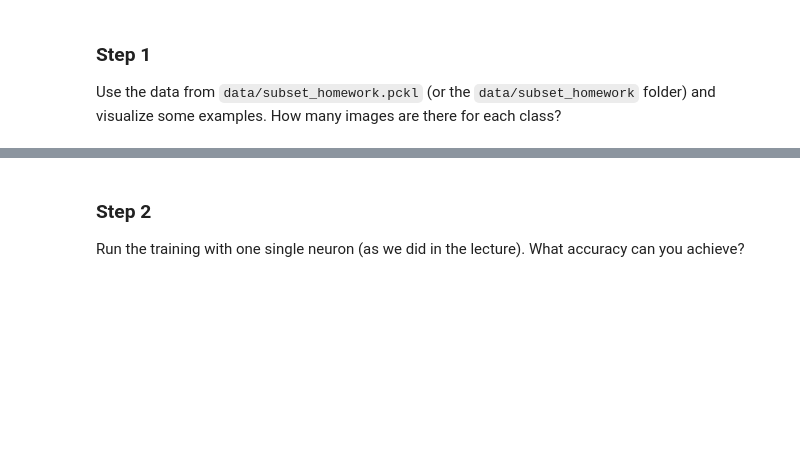
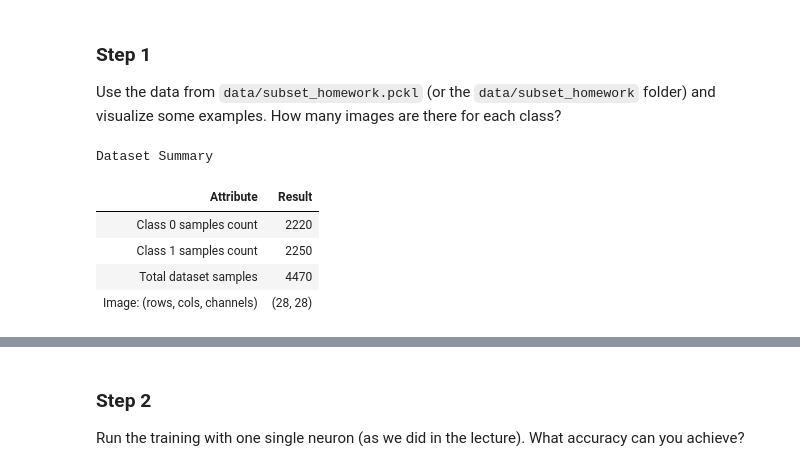
Before and after one commit to BogdanPinchuk/ComputerVision-PBY_HW12, a Jupyter notebook: Bohdan_Pinchuk_CV_HW12.ipynb, the cells around one changed output, grey strips where cells are left out. Drawn from its saved outputs; the diff is of its cells as text; code cells hidden in the pictures; blank space fills up the shorter version.

Commit message:
[Homework12] - implemented the 1st step

````diff
--- a/Bohdan_Pinchuk_CV_HW12.ipynb
+++ b/Bohdan_Pinchuk_CV_HW12.ipynb
@@ -84,3 +84,68 @@ for item in source.iterdir():
 ### Step 1
 
 Use the data from ```data/subset_homework.pckl``` (or the ```data/subset_homework``` folder) and visualize some examples. How many images are there for each class?
+# %%
+# Load data
+
+import pickle
+import numpy as np
+from pathlib import Path
+import apps.reporter as rpt
+
+# Input data
+n_images = 5
+file_name = "resources/data/subset_homework.pckl"
+
+# Solution
+file_path = Path(file_name)
+
+# Load data
+if file_path.exists():
+    with open(file_path, "rb") as f:
+        data = pickle.load(f)
+else:
+    raise FileNotFoundError("File doesn't exist!")
+
+if data is None:
+    raise ValueError(f'Incorrect input data "{file_name}"!')
+
+# form classes
+class_id_0 = 0
+class_id_1 = 1
+
+# get data set
+images_0 = data["class_id_0"]
+images_1 = data["class_id_1"]
+
+# get lengths
+len_0 = len(images_0)
+len_1 = len(images_1)
+
+# form labels
+labels_0 = np.full(len_0, class_id_0)
+labels_1 = np.full(len_1, class_id_1)
+
+# analysis image
+temp_img = images_0[0]
+
+# preparing set of images for showing
+first_images = []
+for idx in range(n_images):
+    first_images.append((labels_0[idx], images_0[idx]))
+    first_images.append((labels_1[idx], images_1[idx]))
+
+rp = rpt.Reporter()
+rp.add_item(f"Class {class_id_0} samples count", str(len_0))
+rp.add_item(f"Class {class_id_1} samples count", str(len_1))
+rp.add_item("Total dataset samples", str(len_0 + len_1))
+rp.add_item("Image: (rows, cols, channels)", str(temp_img.shape))
+
+# Print results
+rp.print_pd_report("Dataset Summary")
+# %% [output]
+Dataset Summary
+| Attribute | Result |
+| Class 0 samples count | 2220 |
+| Class 1 samples count | 2250 |
+| Total dataset samples | 4470 |
+| Image: (rows, cols, channels) | (28, 28) |
````
Also changed, not shown: parts of 4 cells of this notebook.
